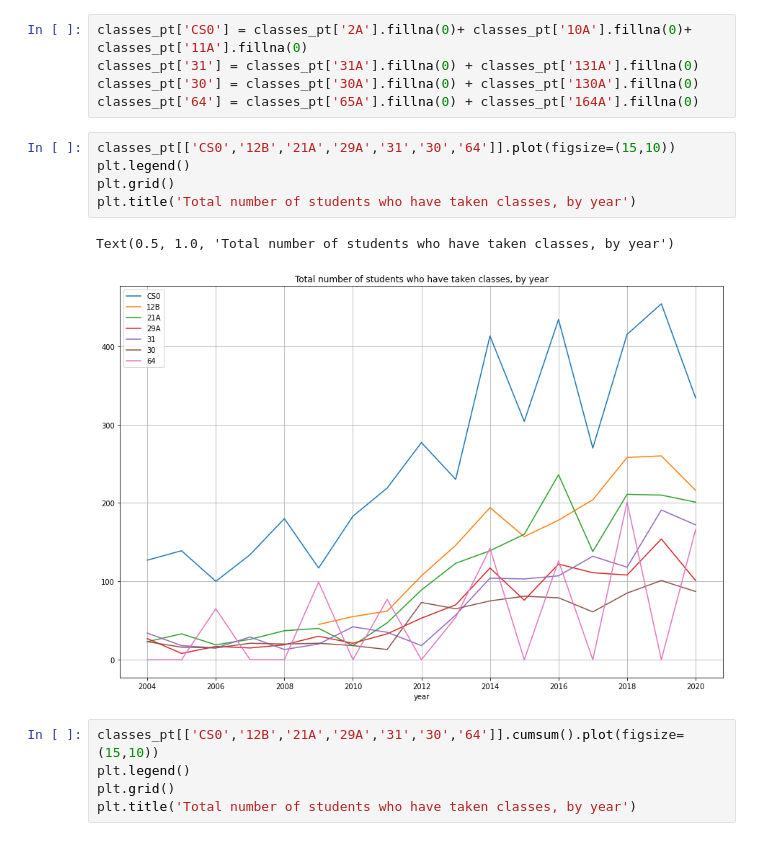
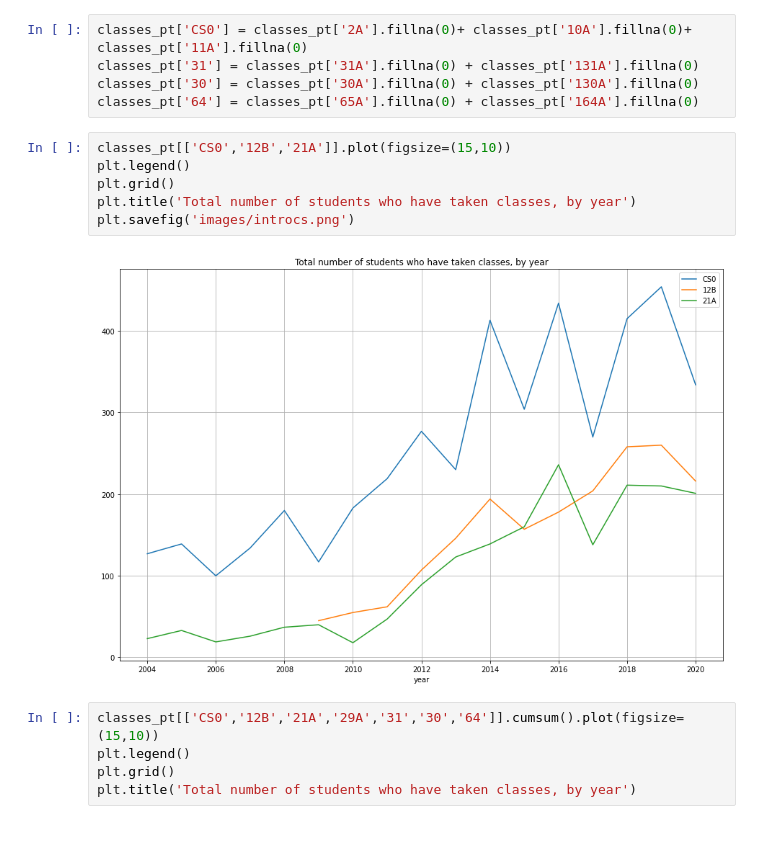
Before and after one commit to tjhickey724/cs103a, a Jupyter notebook: cosi_classes.ipynb, the cells around one changed output. Saved outputs shown, nothing was run; the diff lists cells and outputs as text.

```diff
--- a/cosi_classes.ipynb
+++ b/cosi_classes.ipynb
@@ -362,13 +362,13 @@ classes_pt['31'] = classes_pt['31A'].fillna(0) + classes_pt['131A'].fillna(0)
 classes_pt['30'] = classes_pt['30A'].fillna(0) + classes_pt['130A'].fillna(0)
 classes_pt['64'] = classes_pt['65A'].fillna(0) + classes_pt['164A'].fillna(0)
 # %%
-classes_pt[['CS0','12B','21A','29A','31','30','64']].plot(figsize=(15,10))
+classes_pt[['CS0','12B','21A']].plot(figsize=(15,10))
 plt.legend()
 plt.grid()
 plt.title('Total number of students who have taken classes, by year')
+plt.savefig('images/introcs.png')
 # %% [output]
-Text(0.5, 1.0, 'Total number of students who have taken classes, by year')
-[figure, old version]
+[figure, new version]
 # %%
 classes_pt[['CS0','12B','21A','29A','31','30','64']].cumsum().plot(figsize=(15,10))
 plt.legend()
```
Also changed, not shown: parts of 2 cells of this notebook, 2 other files.
